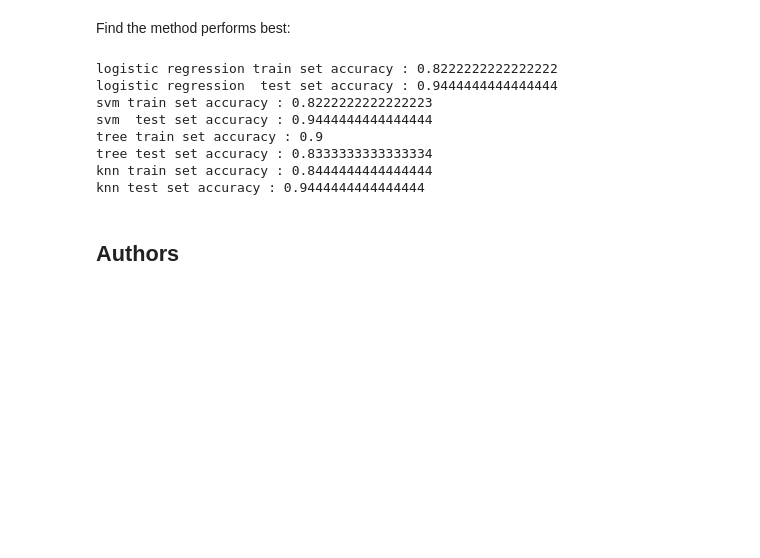
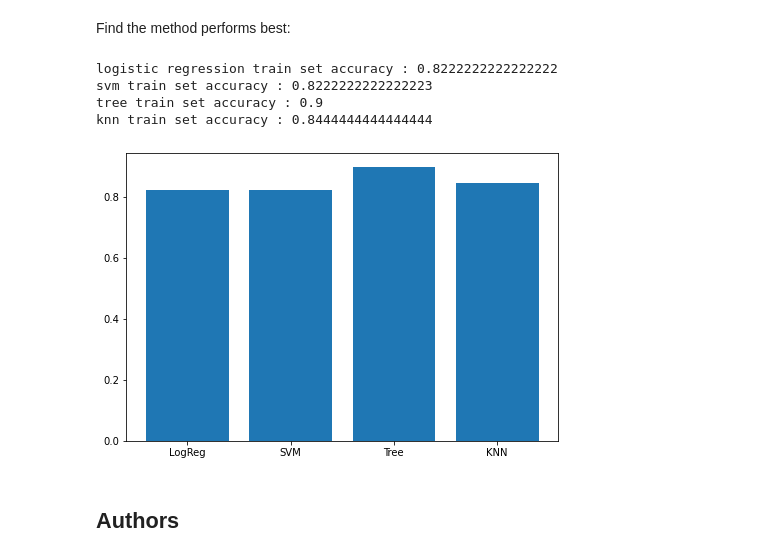
Before and after one commit to emptalk/Coursera_Capstone, a Jupyter notebook: Machine Learning Prediction lab.ipynb, the cells around one changed output. Cells and saved outputs as stored; diff of their text form; code cells hidden in the pictures; blank space fills up the shorter version.

```diff
--- a/Machine Learning Prediction lab.ipynb
+++ b/Machine Learning Prediction lab.ipynb
@@ -329,32 +329,30 @@ Find the method performs best:
 # %%
 # All methods performed the same.
 print("logistic regression train set accuracy :",logreg_cv.best_score_)
-print("logistic regression  test set accuracy :",logreg_cv.score(X_test, Y_test))
+#print("logistic regression  test set accuracy :",logreg_cv.score(X_test, Y_test))
 
 print("svm train set accuracy :",svm_cv.best_score_)
-print("svm  test set accuracy :", svm_cv.score(X_test, Y_test))
+#print("svm  test set accuracy :", svm_cv.score(X_test, Y_test))
 
 print("tree train set accuracy :",tree_cv.best_score_)
-print("tree test set accuracy :", tree_cv.score(X_test, Y_test))
+#print("tree test set accuracy :", tree_cv.score(X_test, Y_test))
 
 print("knn train set accuracy :",knn_cv.best_score_)
-print("knn test set accuracy :", knn_cv.score(X_test, Y_test))
+#print("knn test set accuracy :", knn_cv.score(X_test, Y_test))
 # %% [output]
 logistic regression train set accuracy : 0.8222222222222222
-logistic regression  test set accuracy : 0.9444444444444444
 svm train set accuracy : 0.8222222222222223
-svm  test set accuracy : 0.9444444444444444
 tree train set accuracy : 0.9
-tree test set accuracy : 0.8333333333333334
 knn train set accuracy : 0.8444444444444444
-knn test set accuracy : 0.9444444444444444
 # %%
 fig = plt.figure()
 ax = fig.add_axes([0,0,1,1])
-langs = ['LogReg', 'SVM', 'Tree', 'KNN']
-students = [23,17,35,29,12]
-ax.bar(langs,students)
+algs = ['LogReg', 'SVM', 'Tree', 'KNN']
+scores = [logreg_cv.best_score_,svm_cv.best_score_,tree_cv.best_score_,knn_cv.best_score_]
+ax.bar(algs,scores)
 plt.show()
+# %% [output]
+[figure, added]
 # %% [markdown]
 ## Authors
 # %% [markdown]
```
